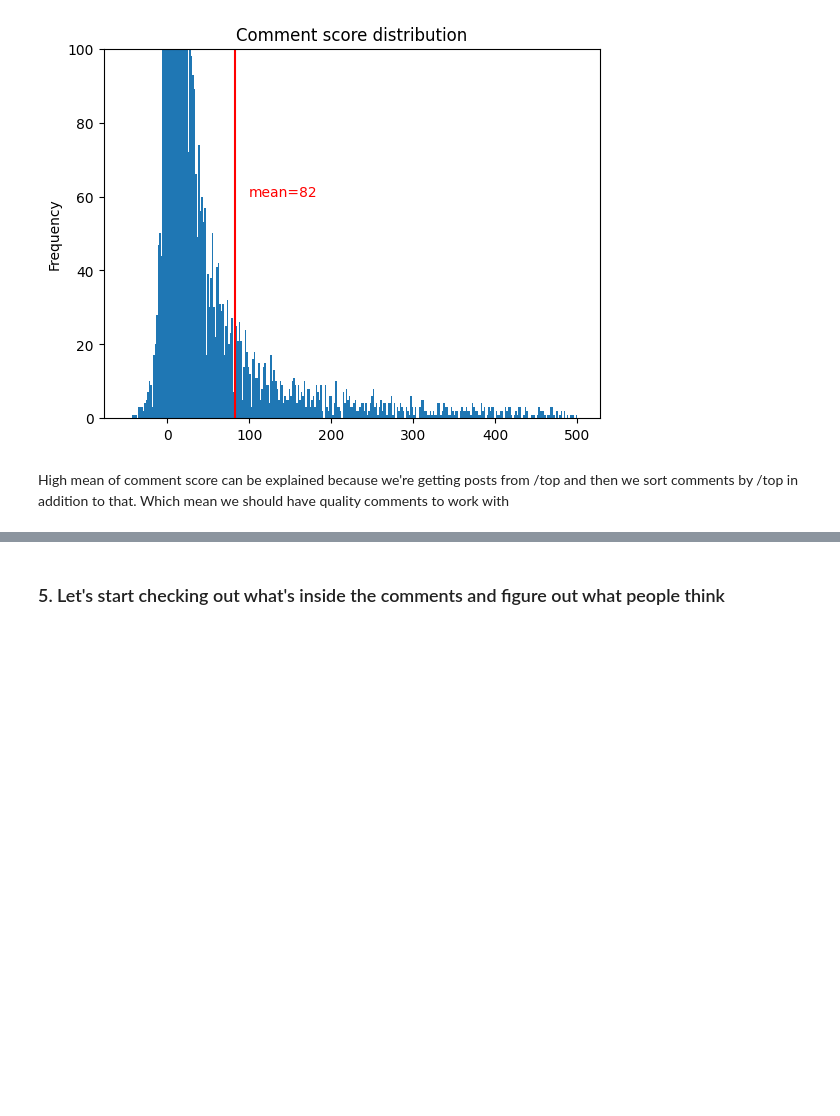
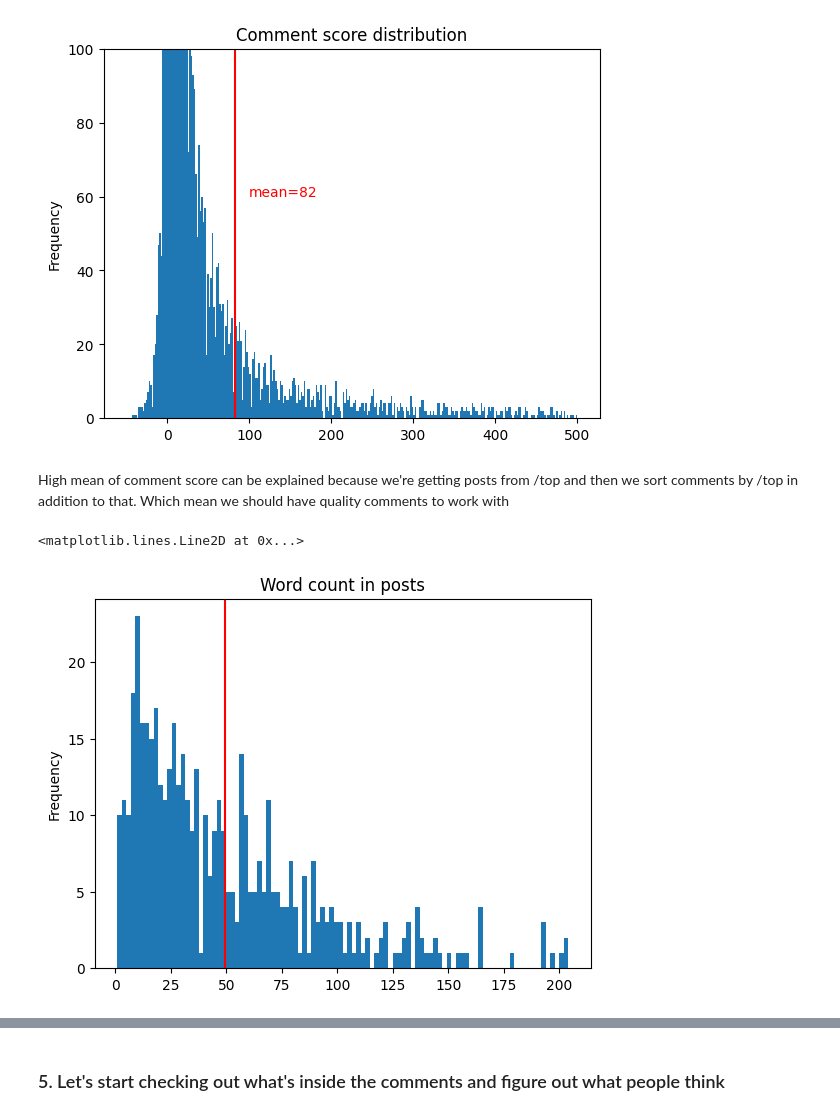
Before and after one commit to Nico404/AITA_data_exploration_and_ML, a Jupyter notebook: AITA_data_exploration.ipynb, the cells around one changed output, grey strips where cells are left out. Cells and saved outputs as stored; diff of their text form; code cells hidden in the pictures; blank space fills up the shorter version.

Commit message:
adding post size analysis

```diff
--- a/AITA_data_exploration.ipynb
+++ b/AITA_data_exploration.ipynb
@@ -225,3 +225,13 @@ Text(100, 60, 'mean=82')
 [figure]
 # %% [markdown]
 High mean of comment score can be explained because we're getting posts from /top and then we sort comments by /top in addition to that. Which mean we should have quality comments to work with
+# %%
+df["post_content"].str.split(" ").apply(len).value_counts().plot(kind = "hist",
+                                                                 title = "Word count in posts",
+                                                                 bins = 100,
+                                                                )
+mean = df["post_content"].str.split(" ").apply(len).value_counts().mean()
+plt.pyplot.axvline(mean, color = "red")
+# %% [output]
+<matplotlib.lines.Line2D at 0x...>
+[figure, added]
```
Also changed, not shown: parts of 2 cells of this notebook, 1 other file.
